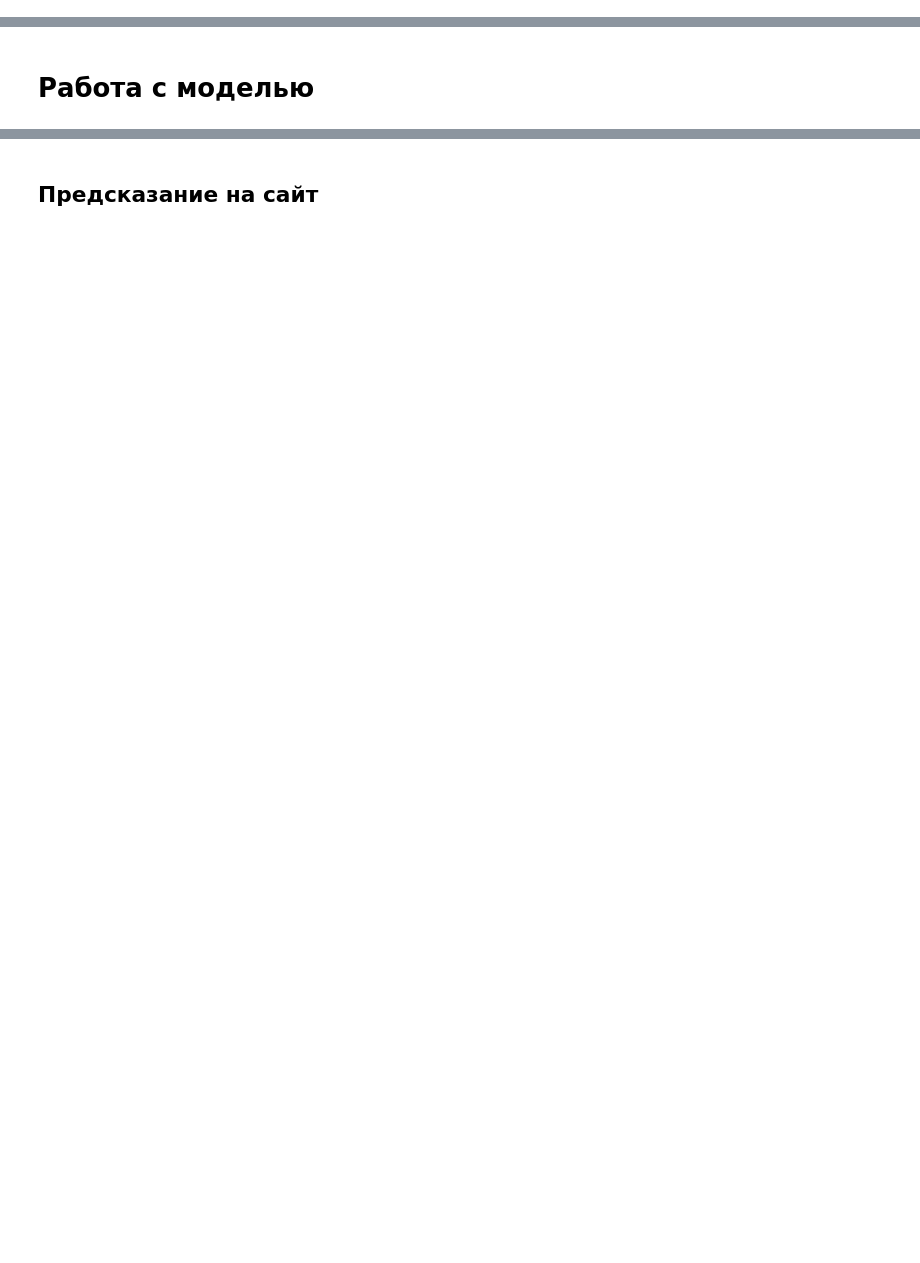
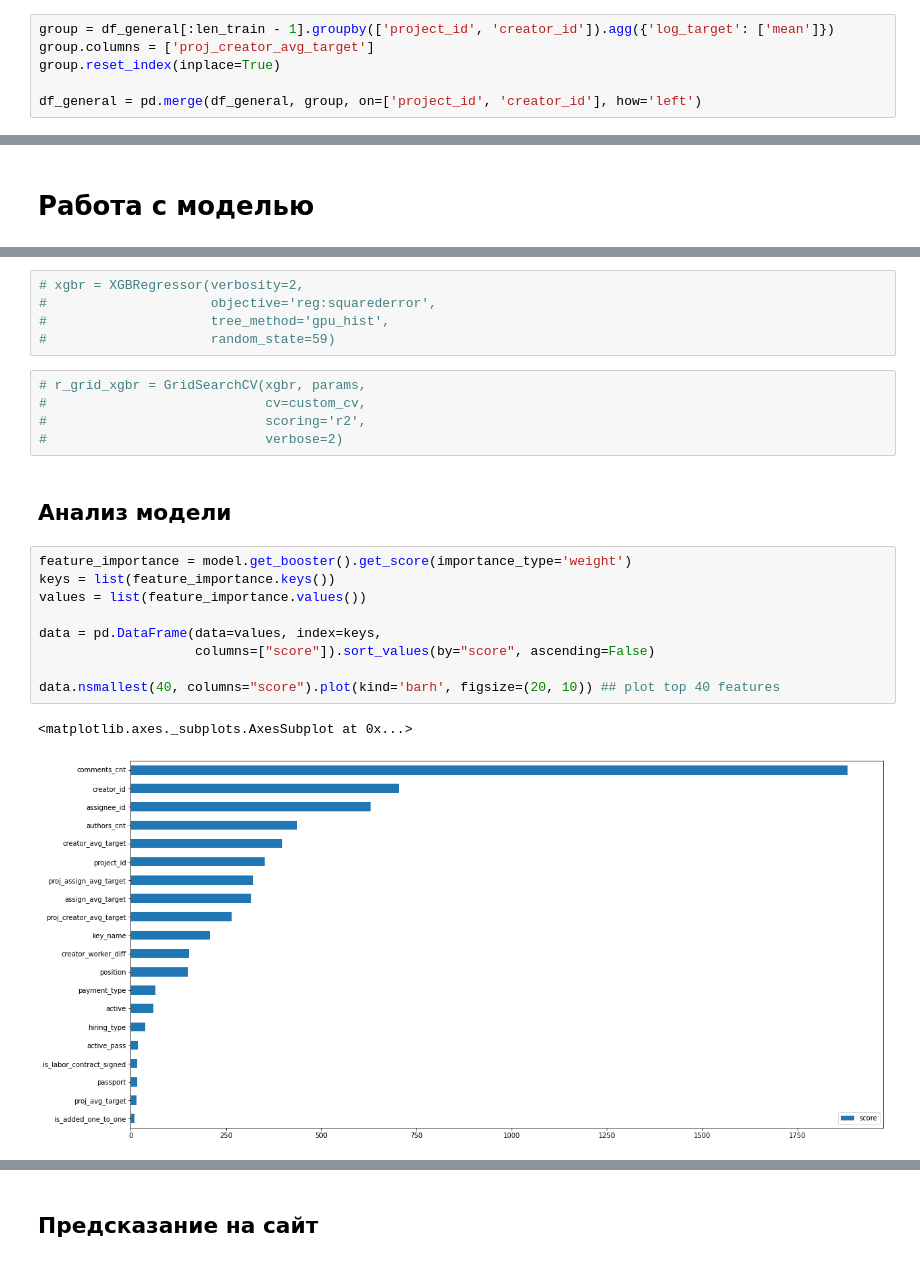
Before and after one commit to TayJen/hackathon_algu2022, a Jupyter notebook: H_ALGU_2022_Advance+.ipynb, the cells around one changed output, grey strips where cells are left out. Drawn from its saved outputs; the diff is of its cells as text; blank space fills up the shorter version.

```diff
--- a/H_ALGU_2022_Advance+.ipynb
+++ b/H_ALGU_2022_Advance+.ipynb
@@ -149,0 +219,6 @@ df_general[cat_features] = ord_encoder.fit_transform(df_general[cat_features])
+# %%
+group = df_general[:len_train - 1].groupby(['project_id', 'creator_id']).agg({'log_target': ['mean']})
+group.columns = ['proj_creator_avg_target']
+group.reset_index(inplace=True)
+
+df_general = pd.merge(df_general, group, on=['project_id', 'creator_id'], how='left')
@@ -230,0 +363,24 @@ XGBRegressor(max_depth=21, objective='reg:squarederror', random_state=59,
+# %%
+# xgbr = XGBRegressor(verbosity=2,
+#                     objective='reg:squarederror',
+#                     tree_method='gpu_hist',
+#                     random_state=59)
+# %%
+# r_grid_xgbr = GridSearchCV(xgbr, params,
+#                            cv=custom_cv,
+#                            scoring='r2',
+#                            verbose=2)
+# %% [markdown]
+## Анализ модели
+# %%
+feature_importance = model.get_booster().get_score(importance_type='weight')
+keys = list(feature_importance.keys())
+values = list(feature_importance.values())
+
+data = pd.DataFrame(data=values, index=keys,
+                    columns=["score"]).sort_values(by="score", ascending=False)
+
+data.nsmallest(40, columns="score").plot(kind='barh', figsize=(20, 10)) ## plot top 40 features
+# %% [output]
+<matplotlib.axes._subplots.AxesSubplot at 0x...>
+[figure, added]
```
Also changed, not shown: parts of 27 cells of this notebook.
